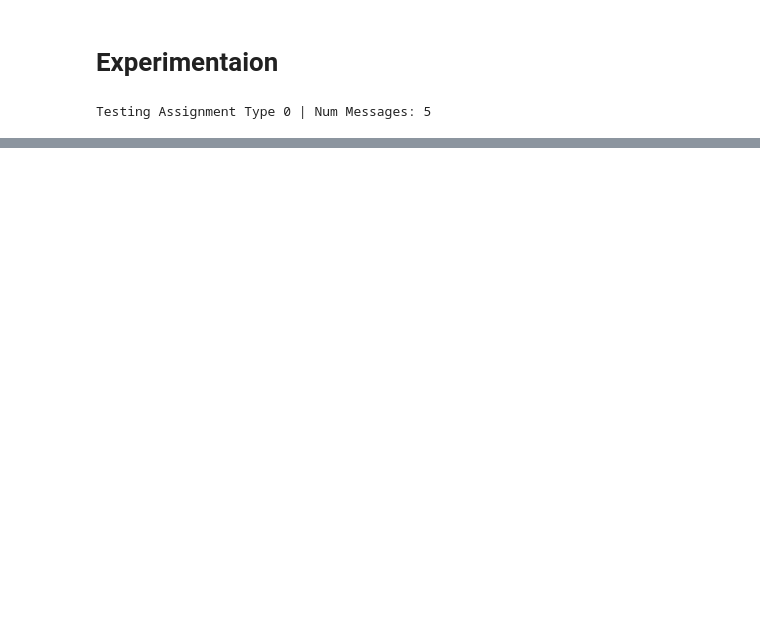
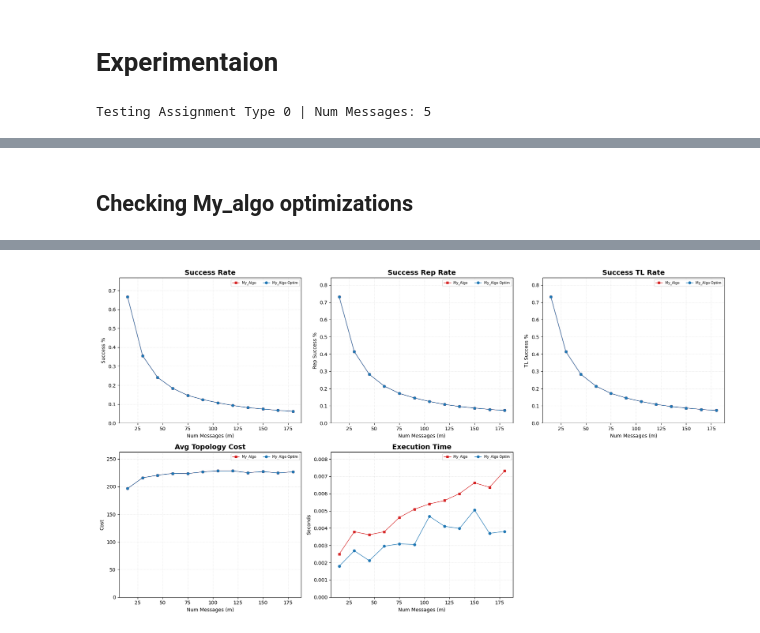
Before and after one commit to ewilipsic/Capstone-Project, a Jupyter notebook: compare_assignments.ipynb, the cells around one changed output, grey strips where cells are left out. Cells and saved outputs as stored; diff of their text form; code cells hidden in the pictures; blank space fills up the shorter version.

```diff
--- a/compare_assignments.ipynb
+++ b/compare_assignments.ipynb
@@ -1165,2 +1186,68 @@ Testing Assignment Type 2 | Num Messages: 245
 
 [64 rows x 8 columns]
+# %% [markdown]
+## Checking My_algo optimizations
+# %%
+# --- Setup Parameters ---
+num_ecu, num_bridges = 8, 4
+bridge_limit, link_build_cost = 6, 2
+base_period = 1
+period_choice = tsn.VectorInt([5, 10])
+period_choice_weights = tsn.Vectordouble([0.7, 0.3])
+min_size, max_size = 3, 3
+min_tl, max_tl = 2, 2
+yens_kmax = 6
+message_counts = [15 + 15*i for i in range(12)]
+
+x_axis, data_0 = run_experiment(tsn.my_algo,0)
+_, data_1 = run_experiment(tsn.my_optimized_algo,0)
+
+# --- Run Experiments ---
+import numpy as np
+import matplotlib.pyplot as plt
+
+# --- Updated Plotting (2x3 Grid) ---
+fig, axs = plt.subplots(2, 3, figsize=(18, 10))
+axs = axs.flatten()  # Flatten to easily iterate via index
+
+# Define the experimental datasets with an added parameter for linewidth
+# Format: (data, label, format, color, linewidth)
+datasets = [
+    (data_0, 'My_Algo', 's-', 'tab:red', 1),
+    (data_1, 'My_Algo Optim', 'o-', 'tab:blue', 1),
+]
+
+# Define the metrics in the requested order
+# Top Row: 0, 1, 2 | Bottom Row: 3, 4
+
+metrics = [
+    ("success_rate", "Success %", "Success Rate"),
+    ("success_reprate", "Rep Success %", "Success Rep Rate"),
+    ("success_TL", "TL Success %", "Success TL Rate"),
+    ("avg_cost", "Cost", "Avg Topology Cost"),
+    ("avg_time", "Seconds", "Execution Time")
+]
+
+for i, (key, ylabel, title) in enumerate(metrics):
+    # Plot Experimental Data
+    for data, label, fmt, color, lw in datasets:
+        axs[i].plot(x_axis, data[key], fmt, label=label, color=color, markersize=5, linewidth=lw)
+
+    axs[i].set_title(title, fontsize=14, fontweight='bold')
+    axs[i].set_xlabel('Num Messages (m)')
+    axs[i].set_ylabel(ylabel)
+
+    # Set Y-axis limits dynamically
+    y_vals = [val for d, _, _, _, _ in datasets for val in d[key]]
+    if y_vals:
+        axs[i].set_ylim(0, max(y_vals) * 1.15)
+
+    axs[i].legend(fontsize='x-small', ncol=2)
+    axs[i].grid(True, linestyle=':', alpha=0.4)
+
+# Remove the empty 6th subplot (index 5)
+fig.delaxes(axs[5])
+
+plt.tight_layout()
+plt.show()
+# %% [output]
@@ -1166,0 +1271 @@ Testing Assignment Type 2 | Num Messages: 245
+[figure, added]
```
Also changed, not shown: parts of 14 cells of this notebook, 12 other files.
